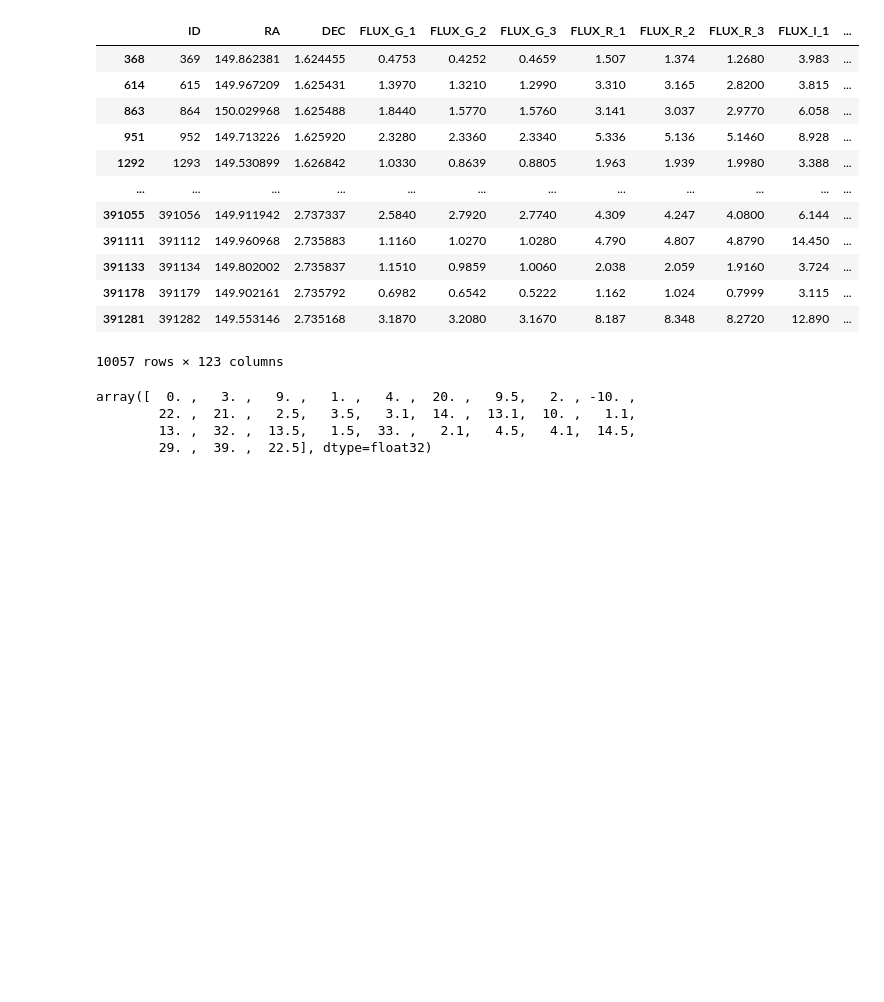
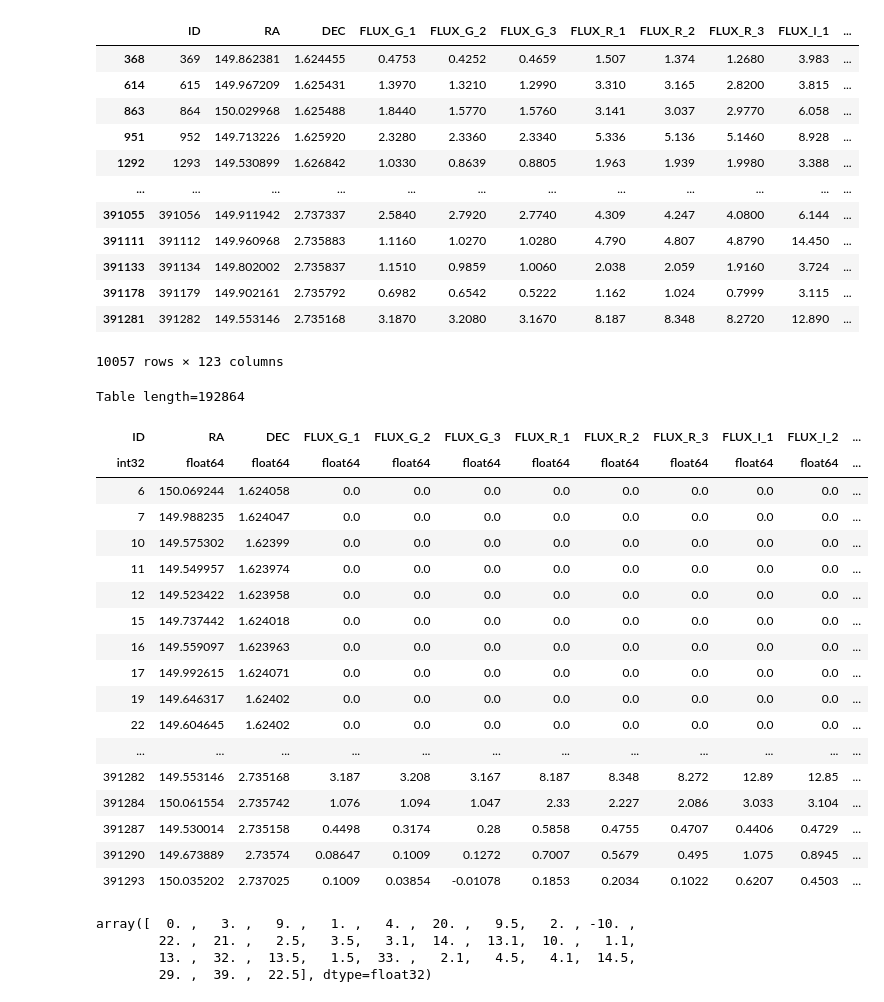
Before and after one commit to lauracabayol/TEMPS, a Jupyter notebook: notebooks/match_catalogues.ipynb, the cells around one changed output. Saved outputs shown, nothing was run; the diff lists cells and outputs as text; code cells hidden in the pictures; blank space fills up the shorter version.

```diff
--- a/notebooks/match_catalogues.ipynb
+++ b/notebooks/match_catalogues.ipynb
@@ -6,7 +6,7 @@ import numpy as np
 
 import os
 # %%
-path = '/data/astro/scratch/lcabayol/Euclid/NNphotozs/Euclid_EXT_MER_PHZ_DC2_v1.5'
+path = '/data/astro/scratch2/lcabayol/insight/data/Euclid_EXT_MER_PHZ_DC2_v1.5'
 filename_calib='euclid_cosmos_DC2_S1_v2.1_calib_clean.fits'
 filename_valid='euclid_cosmos_DC2_S1_v2.1_valid.fits'
 # %%
@@ -16,7 +16,7 @@ cat_calib = Table(hdu_list[1].data).to_pandas()
 hdu_list = fits.open(os.path.join(path,filename_valid))
 cat_valid = Table(hdu_list[1].data).to_pandas()
 # %%
-hdu_list = fits.open('/data/astro/scratch/lcabayol/Euclid/NNphotozs/euclid_cosmos_DC2_S2_v2.1_full.fits')
+hdu_list = fits.open('/data/astro/scratch2/lcabayol/insight/data/Euclid_EXT_MER_PHZ_DC2_v1.5/euclid_cosmos_DC2_S2_v2.1_full.fits')
 cat_all = Table(hdu_list[1].data).to_pandas()
 # %%
 cat_all[(cat_all.RA==149.553146)&(cat_all.DEC==2.735168)]
@@ -57,6 +57,28 @@ output_file_path = "/data/astro/scratch/lcabayol/Euclid/NNphotozs/Euclid_EXT_MER
 
 # Save the FITS table to the output file
 cat_valid_match_fitTable.write(output_file_path, format='fits', overwrite=True)
+# %%
+cat_valid_match_fitTable
+# %% [output]
+Table length=192864
+| ID | RA | DEC | FLUX_G_1 | FLUX_G_2 | FLUX_G_3 | FLUX_R_1 | FLUX_R_2 | FLUX_R_3 | FLUX_I_1 | FLUX_I_2 | ... |
+| int32 | float64 | float64 | float64 | float64 | float64 | float64 | float64 | float64 | float64 | float64 | ... |
+| 6 | 150.069244 | 1.624058 | 0.0 | 0.0 | 0.0 | 0.0 | 0.0 | 0.0 | 0.0 | 0.0 | ... |
+| 7 | 149.988235 | 1.624047 | 0.0 | 0.0 | 0.0 | 0.0 | 0.0 | 0.0 | 0.0 | 0.0 | ... |
+| 10 | 149.575302 | 1.62399 | 0.0 | 0.0 | 0.0 | 0.0 | 0.0 | 0.0 | 0.0 | 0.0 | ... |
+| 11 | 149.549957 | 1.623974 | 0.0 | 0.0 | 0.0 | 0.0 | 0.0 | 0.0 | 0.0 | 0.0 | ... |
+| 12 | 149.523422 | 1.623958 | 0.0 | 0.0 | 0.0 | 0.0 | 0.0 | 0.0 | 0.0 | 0.0 | ... |
+| 15 | 149.737442 | 1.624018 | 0.0 | 0.0 | 0.0 | 0.0 | 0.0 | 0.0 | 0.0 | 0.0 | ... |
+| 16 | 149.559097 | 1.623963 | 0.0 | 0.0 | 0.0 | 0.0 | 0.0 | 0.0 | 0.0 | 0.0 | ... |
+| 17 | 149.992615 | 1.624071 | 0.0 | 0.0 | 0.0 | 0.0 | 0.0 | 0.0 | 0.0 | 0.0 | ... |
+| 19 | 149.646317 | 1.62402 | 0.0 | 0.0 | 0.0 | 0.0 | 0.0 | 0.0 | 0.0 | 0.0 | ... |
+| 22 | 149.604645 | 1.62402 | 0.0 | 0.0 | 0.0 | 0.0 | 0.0 | 0.0 | 0.0 | 0.0 | ... |
+| ... | ... | ... | ... | ... | ... | ... | ... | ... | ... | ... | ... |
+| 391282 | 149.553146 | 2.735168 | 3.187 | 3.208 | 3.167 | 8.187 | 8.348 | 8.272 | 12.89 | 12.85 | ... |
+| 391284 | 150.061554 | 2.735742 | 1.076 | 1.094 | 1.047 | 2.33 | 2.227 | 2.086 | 3.033 | 3.104 | ... |
+| 391287 | 149.530014 | 2.735158 | 0.4498 | 0.3174 | 0.28 | 0.5858 | 0.4755 | 0.4707 | 0.4406 | 0.4729 | ... |
+| 391290 | 149.673889 | 2.73574 | 0.08647 | 0.1009 | 0.1272 | 0.7007 | 0.5679 | 0.495 | 1.075 | 0.8945 | ... |
+| 391293 | 150.035202 | 2.737025 | 0.1009 | 0.03854 | -0.01078 | 0.1853 | 0.2034 | 0.1022 | 0.6207 | 0.4503 | ... |
 # %%
 cat_calib[cat_calib.z_spec_S15>3].Q_f_S15.unique()
 # %% [output]
```
Also changed, not shown: parts of 1 cell of this notebook, 11 other files.
